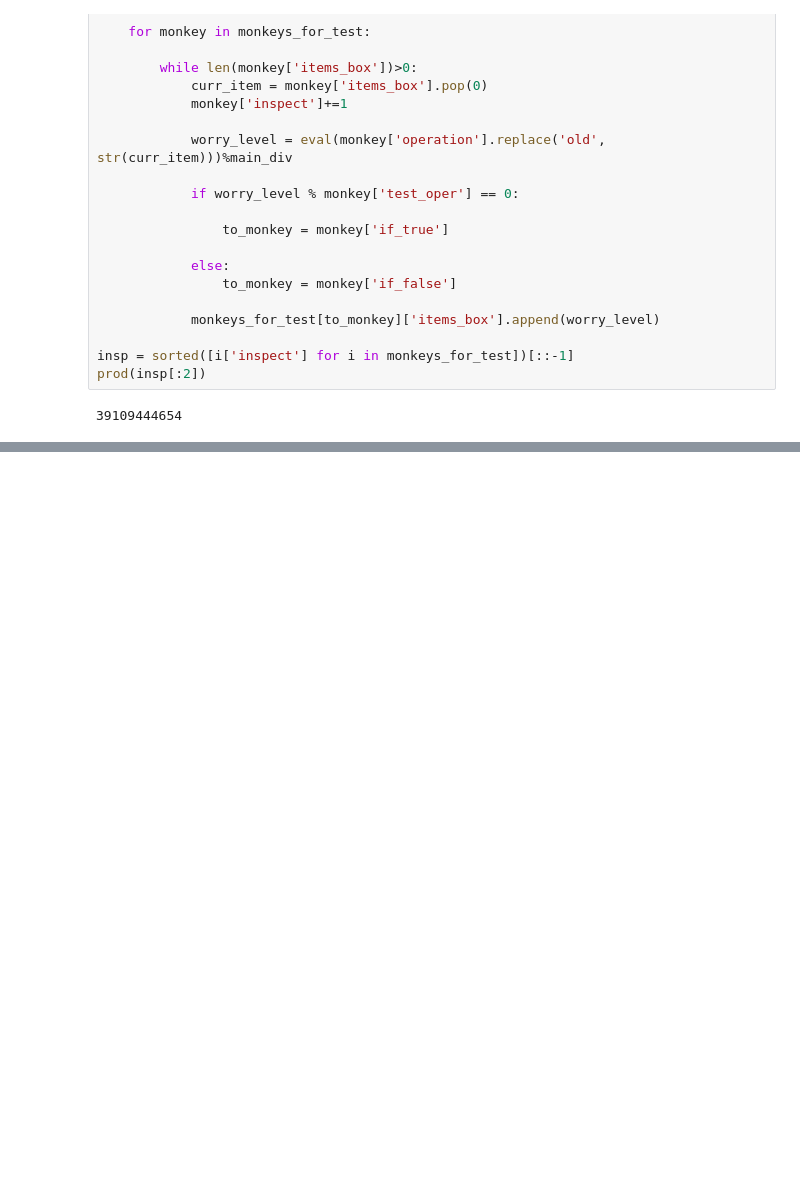
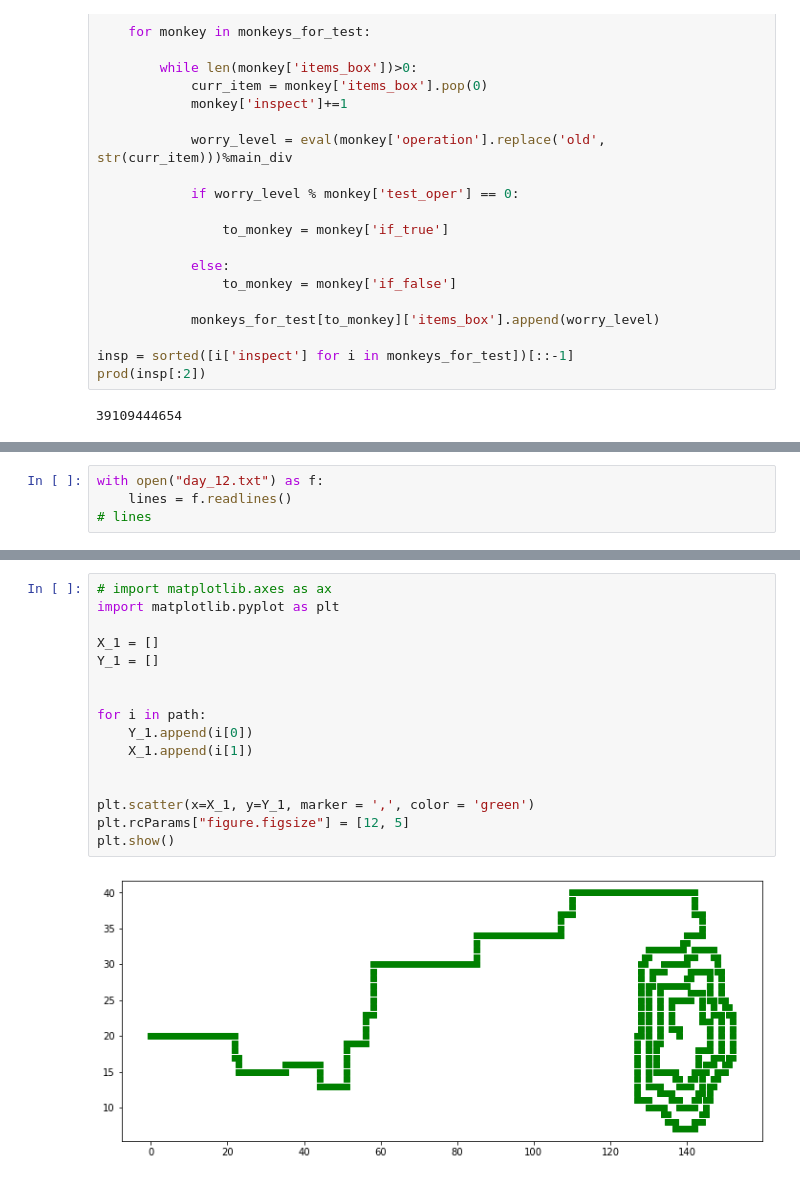
Before and after one commit to ilyinss/advent_of_code, a Jupyter notebook: 2022/2022.ipynb, the cells around one changed output, grey strips where cells are left out. Cells and saved outputs as stored; diff of their text form; blank space fills up the shorter version.

```diff
--- a/2022/2022.ipynb
+++ b/2022/2022.ipynb
@@ -4759,0 +4841,4 @@ prod(insp[:2])
+# %%
+with open("day_12.txt") as f:
+    lines = f.readlines()
+# lines
@@ -4759,0 +4940,18 @@ prod(insp[:2])
+# %%
+# import matplotlib.axes as ax
+import matplotlib.pyplot as plt
+
+X_1 = []
+Y_1 = []
+
+
+for i in path:
+    Y_1.append(i[0])
+    X_1.append(i[1])
+
+
+plt.scatter(x=X_1, y=Y_1, marker = ',', color = 'green')
+plt.rcParams["figure.figsize"] = [12, 5]
+plt.show()
+# %% [output]
+[figure, added]
```
Also changed, not shown: parts of 5 cells of this notebook, 1 other file.
